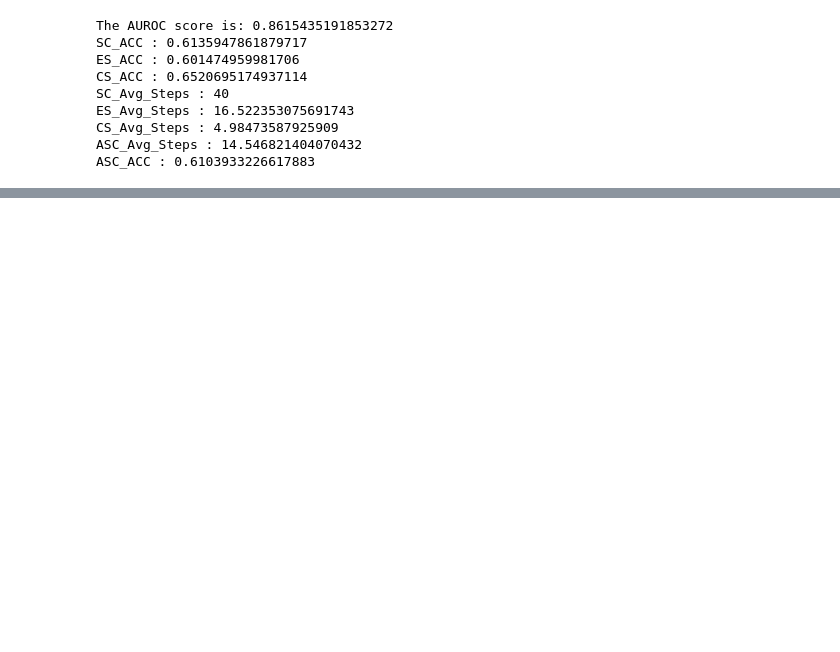
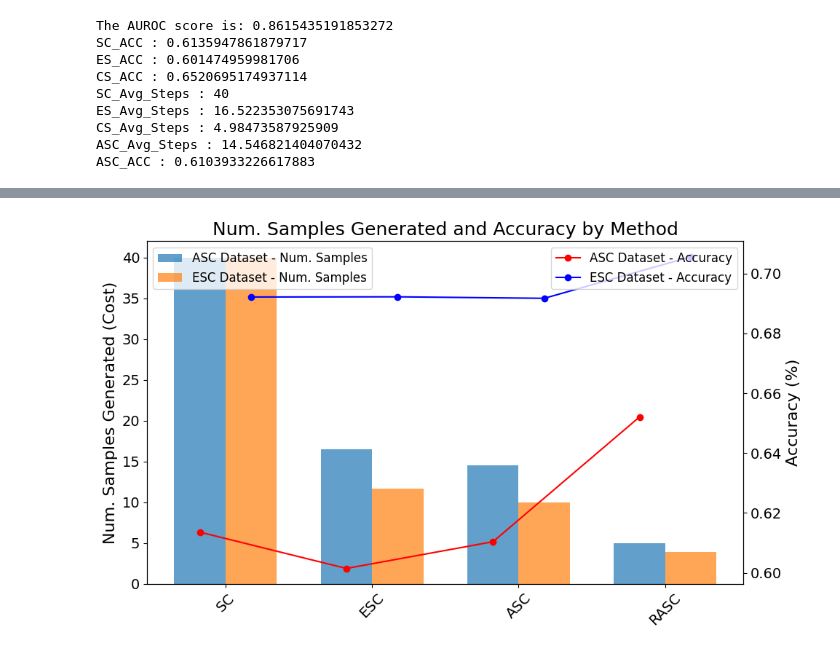
Before and after one commit to wan19990901/SC_conf, a Jupyter notebook: src/test_notebook/abalation_study.ipynb, the cells around one changed output, grey strips where cells are left out. Drawn from its saved outputs; the diff is of its cells as text; code cells hidden in the pictures; blank space fills up the shorter version.

```diff
--- a/src/test_notebook/abalation_study.ipynb
+++ b/src/test_notebook/abalation_study.ipynb
@@ -511,0 +1331,51 @@ plt.show()
+# %%
+import matplotlib.pyplot as plt
+import numpy as np
+
+# Setting global font size
+plt.rcParams.update({'font.size': 14})
+
+df_final_ES = df_final_es
+
+# Methods and data
+methods = ['SC', 'ESC', 'ASC', 'RASC']
+steps_asc = [40, df_final_asc['ES_steps'].mean(), df_final_asc['asc_steps'].mean(), df_final_asc['CS_steps'].mean()]
+accuracies_asc = [df_final_asc['SC_correctness'].mean(), df_final_asc['ES_correctness'].mean(),
+                  df_final_asc['asc_correctness'].mean(), df_final_asc['CS_correctness'].mean()]
+steps_es = [40, df_final_ES['ES_steps'].mean(), df_final_ES['asc_steps'].mean(), df_final_ES['CS_steps'].mean()]
+accuracies_es = [df_final_ES['SC_correctness'].mean(), df_final_ES['ES_correctness'].mean(),
+                 df_final_ES['asc_correctness'].mean(), df_final_ES['CS_correctness'].mean()]
+
+# Create figure and axes
+fig, ax = plt.subplots(figsize=(10, 6))
+
+# Set the positions of the bars
+x = np.arange(len(methods))  # the label locations
+width = 0.35  # the width of the bars
+
+# Plot data
+rects1 = ax.bar(x - width/2, steps_asc, width, label='ASC Dataset - Num. Samples', alpha=0.7)
+rects2 = ax.bar(x + width/2, steps_es, width, label='ESC Dataset - Num. Samples', alpha=0.7)
+
+# Add lines for accuracy
+ax_twin = ax.twinx()
+ax_twin.plot(x - width/2, accuracies_asc, marker='o', linestyle='-', color='red', label='ASC Dataset - Accuracy')
+ax_twin.plot(x + width/2, accuracies_es, marker='o', linestyle='-', color='blue', label='ESC Dataset - Accuracy')
+
+# Add labels, legend, and title
+ax.set_ylabel('Num. Samples Generated (Cost)', fontsize=16)
+ax.set_title('Num. Samples Generated and Accuracy by Method', fontsize=18)
+ax.set_xticks(x)
+ax.set_xticklabels(methods)
+ax.tick_params(axis='x', rotation=45, labelsize=14)
+ax_twin.set_ylabel('Accuracy (%)', fontsize=16)
+
+# Legend
+ax.legend(loc='upper left', fontsize=12)
+ax_twin.legend(loc='upper right', fontsize=12)
+
+# Show plot
+plt.tight_layout()
+plt.show()
+# %% [output]
+[figure, added]
```
Also changed, not shown: parts of 18 cells of this notebook, 3 other files.
